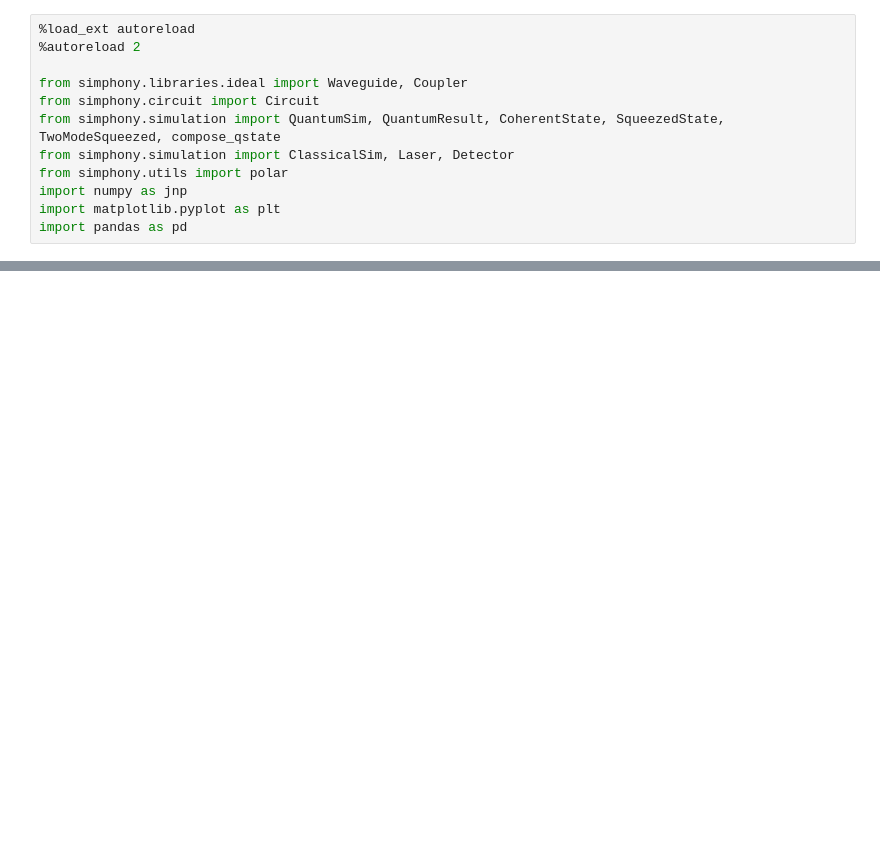
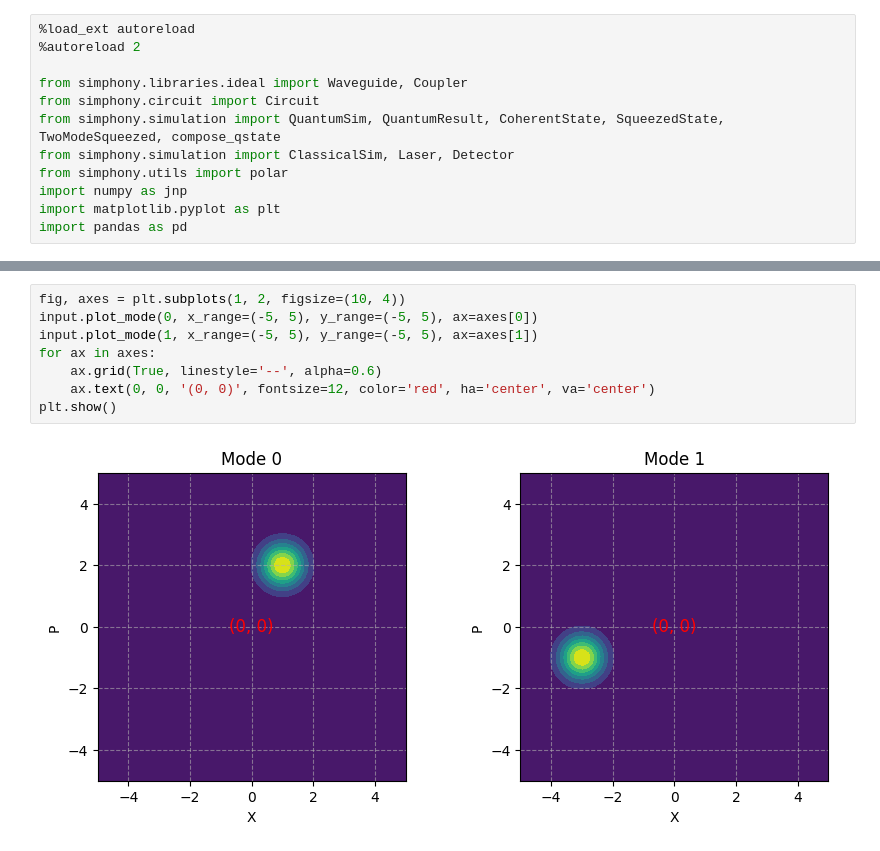
Before and after one commit to BYUCamachoLab/simphony, a Jupyter notebook: examples/qsim.ipynb, the cells around one changed output, grey strips where cells are left out. Saved outputs shown, nothing was run; the diff lists cells and outputs as text; blank space fills up the shorter version.

```diff
--- a/examples/qsim.ipynb
+++ b/examples/qsim.ipynb
@@ -68,0 +53,10 @@ jnp.exp(1j*jnp.pi)
+# %%
+fig, axes = plt.subplots(1, 2, figsize=(10, 4))
+input.plot_mode(0, x_range=(-5, 5), y_range=(-5, 5), ax=axes[0])
+input.plot_mode(1, x_range=(-5, 5), y_range=(-5, 5), ax=axes[1])
+for ax in axes:
+    ax.grid(True, linestyle='--', alpha=0.6)
+    ax.text(0, 0, '(0, 0)', fontsize=12, color='red', ha='center', va='center')
+plt.show()
+# %% [output]
+[figure, added]
```
Also changed, not shown: parts of 5 cells of this notebook, 3 other files.
